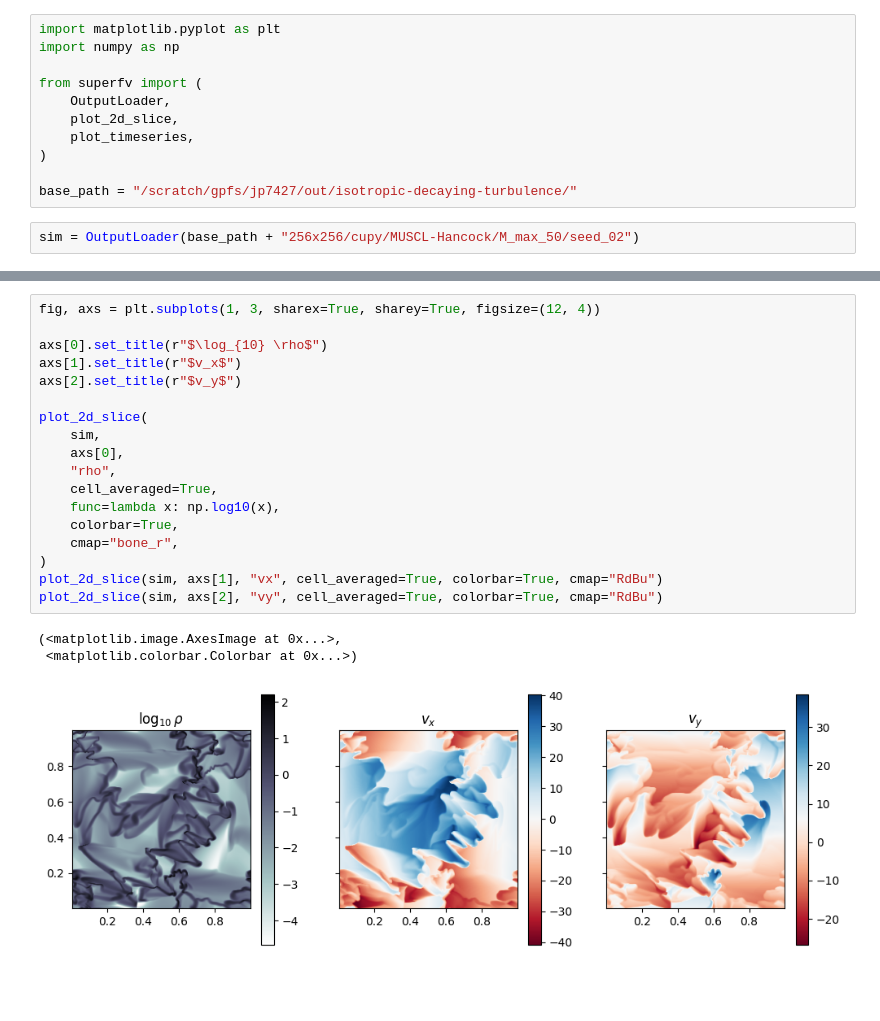
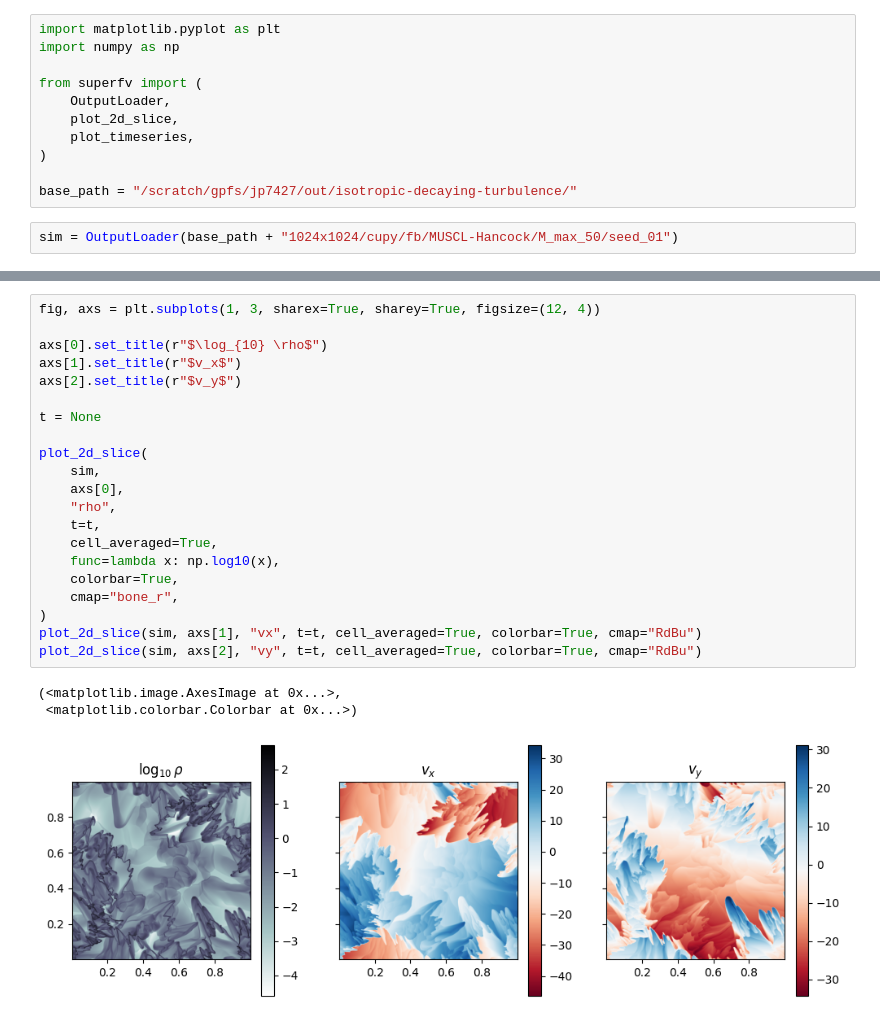
Before and after one commit to jpalafou/superfv, a Jupyter notebook: benchmarks/isotropic-decaying-turbulence/Maps.ipynb, the cells around one changed output, grey strips where cells are left out. Saved outputs shown, nothing was run; the diff lists cells and outputs as text; blank space fills up the shorter version.

```diff
--- a/benchmarks/isotropic-decaying-turbulence/Maps.ipynb
+++ b/benchmarks/isotropic-decaying-turbulence/Maps.ipynb
@@ -10,5 +10,5 @@ from superfv import (
 
 base_path = "/scratch/gpfs/jp7427/out/isotropic-decaying-turbulence/"
 # %%
-sim = OutputLoader(base_path + "256x256/cupy/MUSCL-Hancock/M_max_50/seed_02")
+sim = OutputLoader(base_path + "1024x1024/cupy/fb/MUSCL-Hancock/M_max_50/seed_01")
 # %% [output]
@@ -16,23 +16,26 @@ Successfully read simulation output from "/scratch/gpfs/jp7427/out/isotropic-dec
 # %%
 fig, axs = plt.subplots(1, 3, sharex=True, sharey=True, figsize=(12, 4))
 
 axs[0].set_title(r"$\log_{10} \rho$")
 axs[1].set_title(r"$v_x$")
 axs[2].set_title(r"$v_y$")
 
+t = None
+
 plot_2d_slice(
     sim,
     axs[0],
     "rho",
+    t=t,
     cell_averaged=True,
     func=lambda x: np.log10(x),
     colorbar=True,
     cmap="bone_r",
 )
-plot_2d_slice(sim, axs[1], "vx", cell_averaged=True, colorbar=True, cmap="RdBu")
-plot_2d_slice(sim, axs[2], "vy", cell_averaged=True, colorbar=True, cmap="RdBu")
+plot_2d_slice(sim, axs[1], "vx", t=t, cell_averaged=True, colorbar=True, cmap="RdBu")
+plot_2d_slice(sim, axs[2], "vy", t=t, cell_averaged=True, colorbar=True, cmap="RdBu")
 # %% [output]
 (<matplotlib.image.AxesImage at 0x...>,
  <matplotlib.colorbar.Colorbar at 0x...>)
-[figure, old version]
+[figure, new version]
 # %%
```
Also changed, not shown: parts of 2 cells of this notebook, 4 other files.
